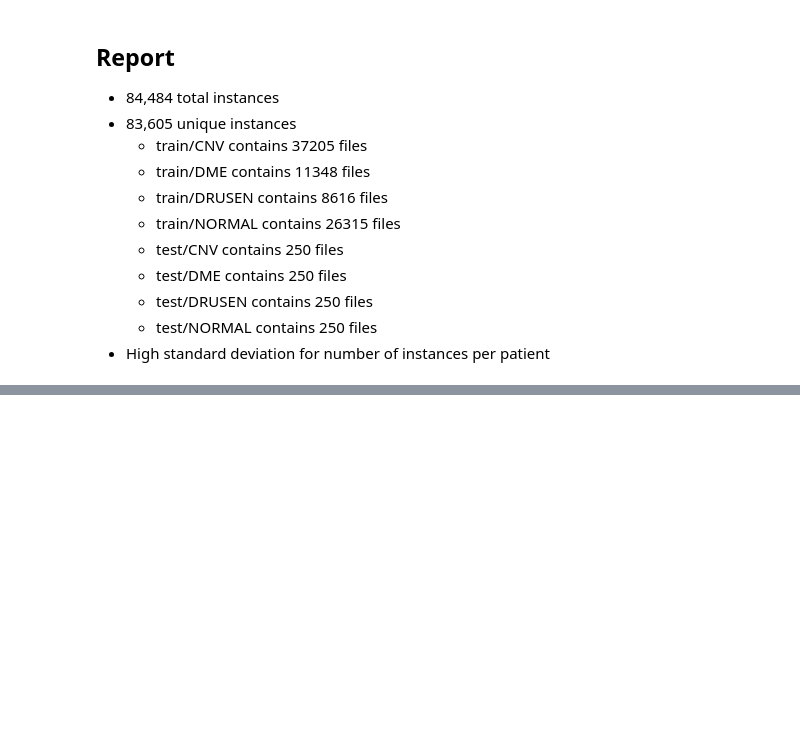
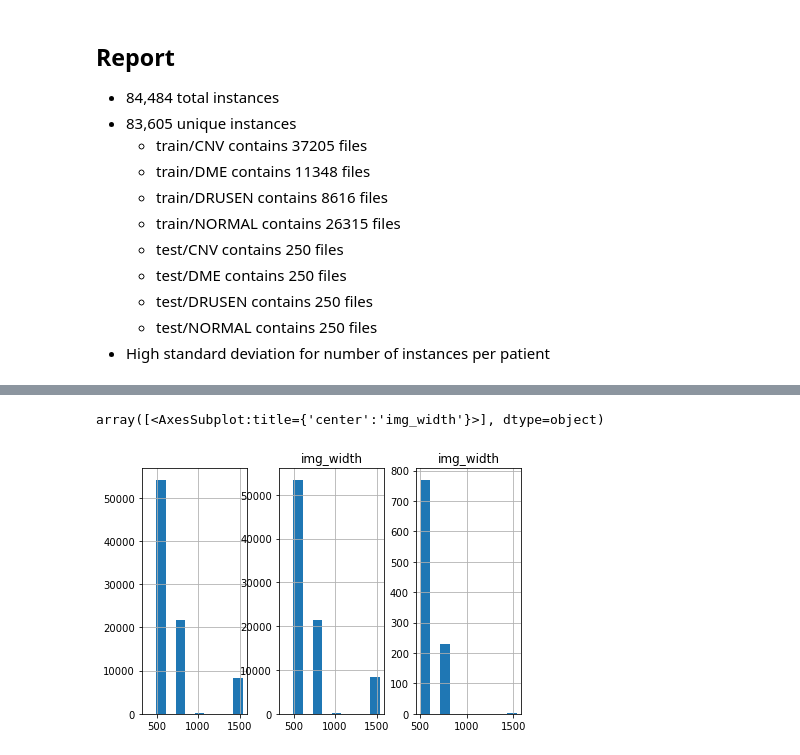
Before and after one commit to jenningst/oct-contrastive-loss-vs-transfer-learning, a Jupyter notebook: notebooks/data-ingestion.ipynb, the cells around one changed output, grey strips where cells are left out. Drawn from its saved outputs; the diff is of its cells as text; code cells hidden in the pictures; blank space fills up the shorter version.

```diff
--- a/notebooks/data-ingestion.ipynb
+++ b/notebooks/data-ingestion.ipynb
@@ -175,0 +223,11 @@ plt.show()
+# %%
+
+fig,axs = plt.subplots(1,3)
+fig.tight_layout()
+plt.subplots_adjust(wspace=10)
+oct_df['img_width'].hist(ax=axs[0])
+oct_df.loc[oct_df['type'] == 'train',['img_width']].hist(ax=axs[1])
+oct_df.loc[oct_df['type'] == 'test',['img_width']].hist(ax=axs[2])
+# %% [output]
+array([<AxesSubplot:title={'center':'img_width'}>], dtype=object)
+[figure, added]
```
Also changed, not shown: parts of 11 cells of this notebook.
